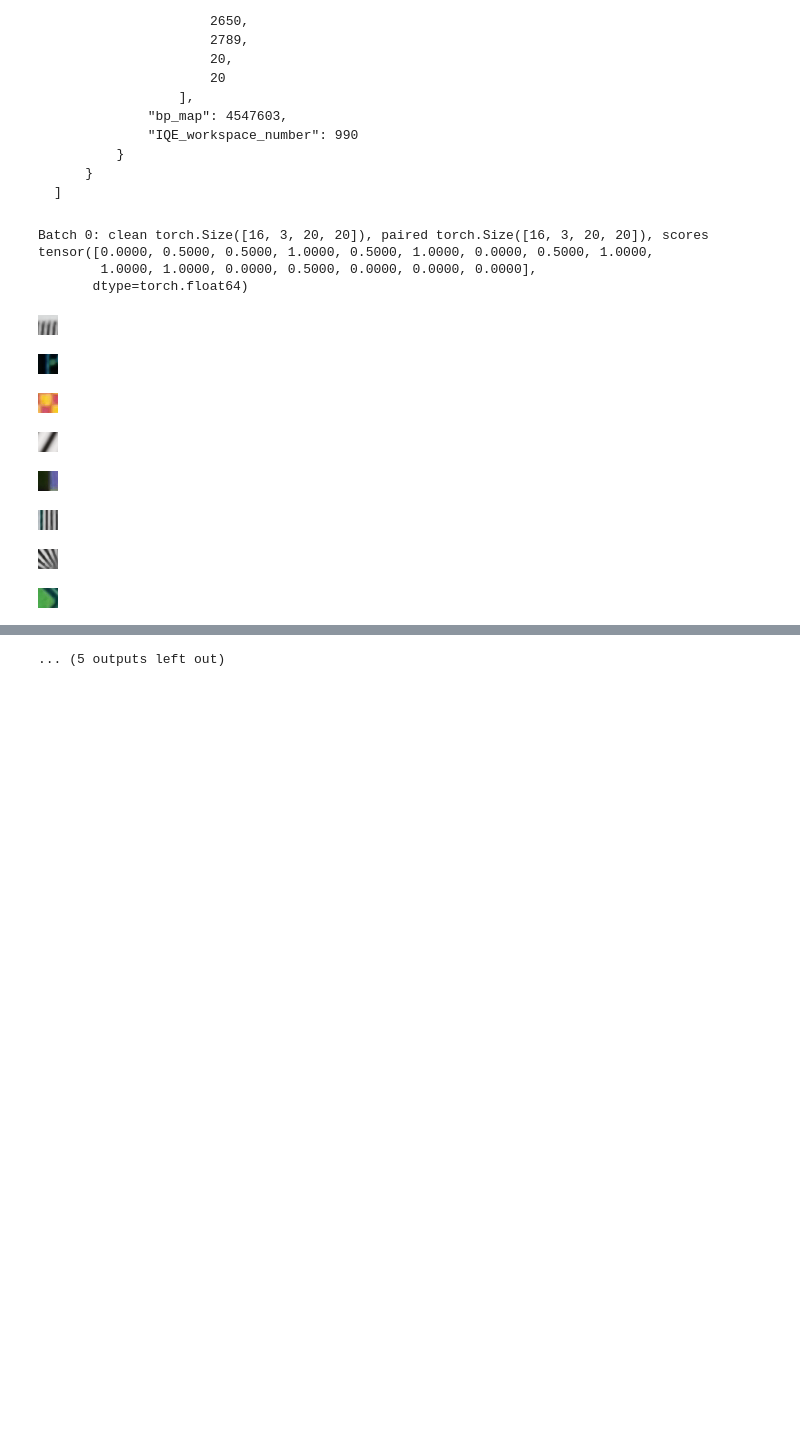
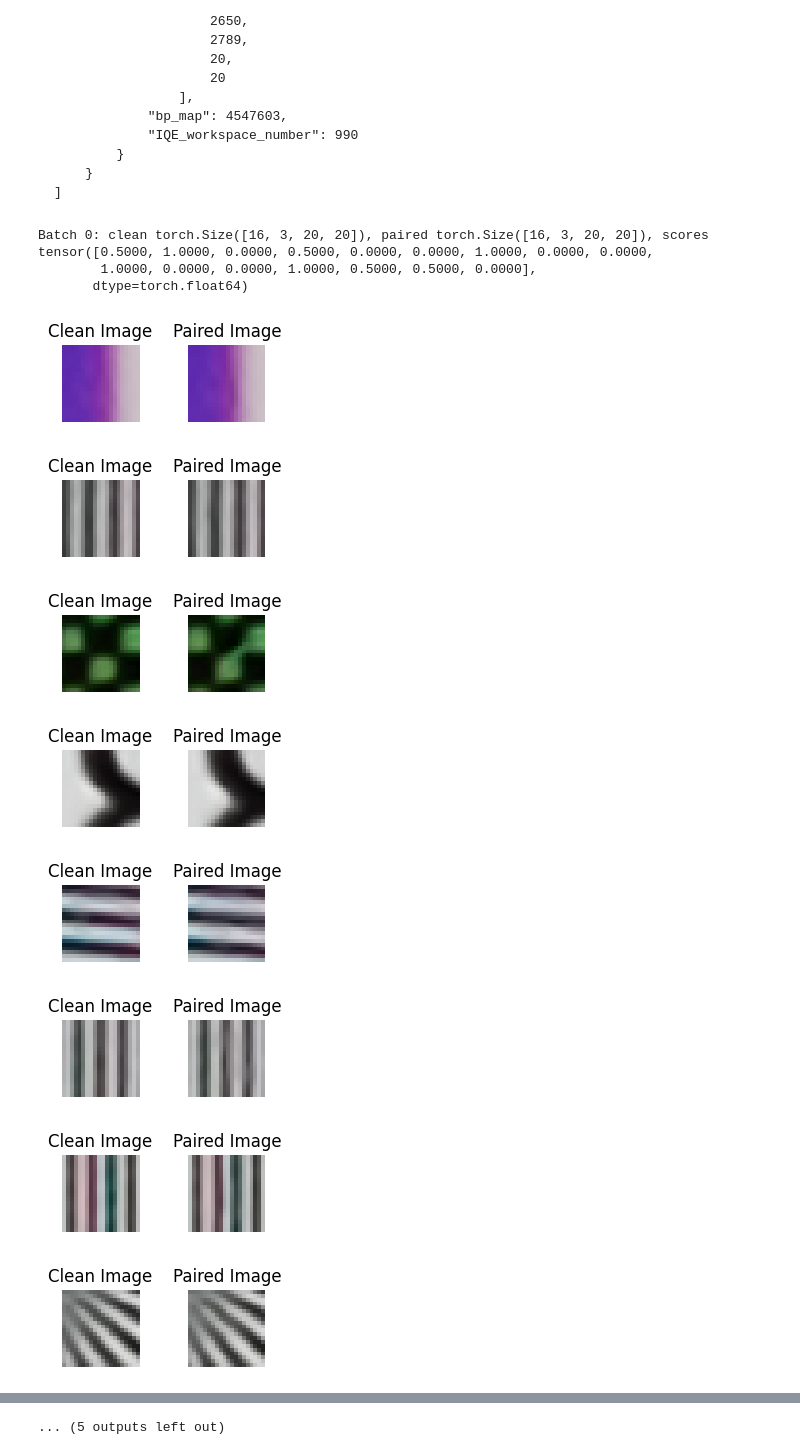
Before and after one commit to HITProjects/PixelQuality, a Jupyter notebook: Samsung/src/dataloader.ipynb, the cells around one changed output, grey strips where cells are left out. Cells and saved outputs as stored; diff of their text form; code cells hidden in the pictures; blank space fills up the shorter version.

Commit message:
Added better visualization of crops

```diff
--- a/Samsung/src/dataloader.ipynb
+++ b/Samsung/src/dataloader.ipynb
@@ -58,7 +58,7 @@ class PairedImageDataset(Dataset):
 
     Args:
         root_dir (str): Directory with subfolders 'clean', 'new', 'ref'.
-        metadata_json (str): Path to JSON file of the form:
+        metadata_json_path (str): Path to JSON file of the form:
             [
                 {
                     "unique_sample_id": "new_Fuziki_case10_2789_2650",
@@ -73,12 +73,12 @@ class PairedImageDataset(Dataset):
             ]
         transform (callable, optional): Transform to apply to both images.
     """
-    def __init__(self, root_dir, metadata_json, transform=None):
+    def __init__(self, root_dir, metadata_json_path, transform=None):
         self.root_dir = root_dir
         self.transform = transform
 
         # Load metadata
-        self.meta = pd.read_json(metadata_json)
+        self.meta = pd.read_json(metadata_json_path)
 
         # Build list of (clean_path, other_path, score)
         self.samples = []
@@ -109,32 +109,50 @@ class PairedImageDataset(Dataset):
 
         return img_clean, img_other, score
 # %%
+from torchvision.transforms.functional import to_pil_image
+import matplotlib.pyplot as plt
 
 # Define transforms
 transform = transforms.Compose([
     transforms.ToTensor(),
 ])
 
 # Create dataset and dataloader
 dataset = PairedImageDataset(dataset_path, metadata_path, transform=transform)
 dataloader = DataLoader(dataset, batch_size=16, shuffle=True, num_workers=2)
 
 # Iterate
 for batch_idx, (clean_imgs, paired_imgs, scores) in enumerate(dataloader):
     print(f"Batch {batch_idx}: clean {clean_imgs.shape}, paired {paired_imgs.shape}, scores {scores}")
     # break after first batch
-    for image in clean_imgs:
-        display(transforms.functional.to_pil_image(image))
+    for clean, distorted in zip(clean_imgs, paired_imgs):
+        # Convert tensors to PIL Images
+        clean_pil = to_pil_image(clean)
+        distorted_pil = to_pil_image(distorted)
+
+        # Create a figure with two subplots
+        fig, axes = plt.subplots(1, 2, figsize=(3, 1))
+
+        # Display the images side by side
+        axes[0].imshow(clean_pil)
+        axes[0].set_title("Clean Image")
+        axes[0].axis('off')
+
+        axes[1].imshow(distorted_pil)
+        axes[1].set_title("Paired Image")
+        axes[1].axis('off')
+
+        plt.show()
     break
 # %% [output]
-Batch 0: clean torch.Size([16, 3, 20, 20]), paired torch.Size([16, 3, 20, 20]), scores tensor([0.0000, 0.5000, 0.5000, 1.0000, 0.5000, 1.0000, 0.0000, 0.5000, 1.0000,
-        1.0000, 1.0000, 0.0000, 0.5000, 0.0000, 0.0000, 0.0000],
+Batch 0: clean torch.Size([16, 3, 20, 20]), paired torch.Size([16, 3, 20, 20]), scores tensor([0.5000, 1.0000, 0.0000, 0.5000, 0.0000, 0.0000, 1.0000, 0.0000, 0.0000,
+        1.0000, 0.0000, 0.0000, 1.0000, 0.5000, 0.5000, 0.0000],
        dtype=torch.float64)
-[figure, old version]
+[figure, new version]
-[figure, old version]
+[figure, new version]
-[figure, old version]
+[figure, new version]
-[figure, old version]
+[figure, new version]
-[figure, old version]
+[figure, new version]
-[figure, old version]
+[figure, new version]
-[figure, old version]
+[figure, new version]
-[figure, old version]
+[figure, new version]
```
Also changed, not shown: parts of 2 cells of this notebook.
